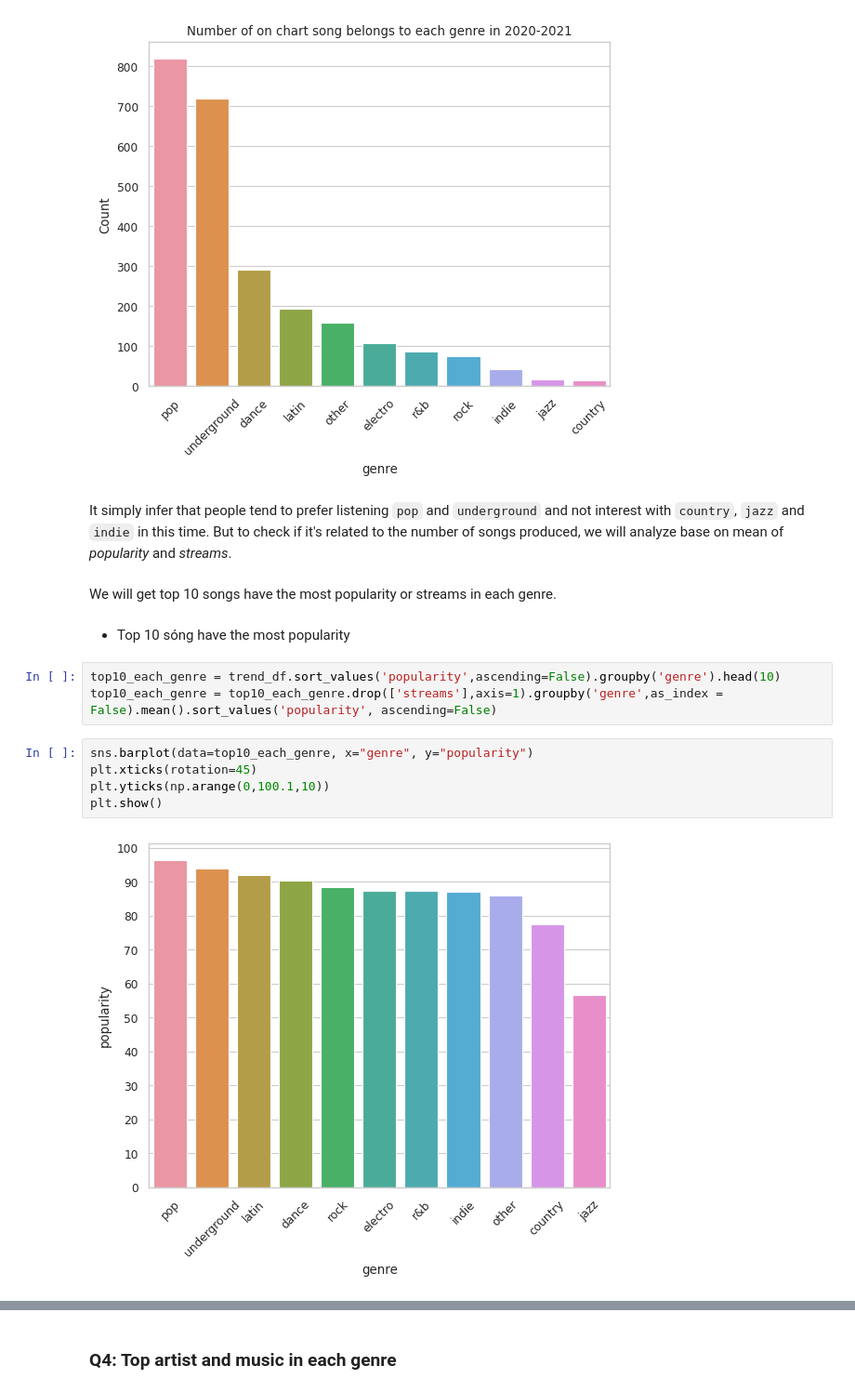
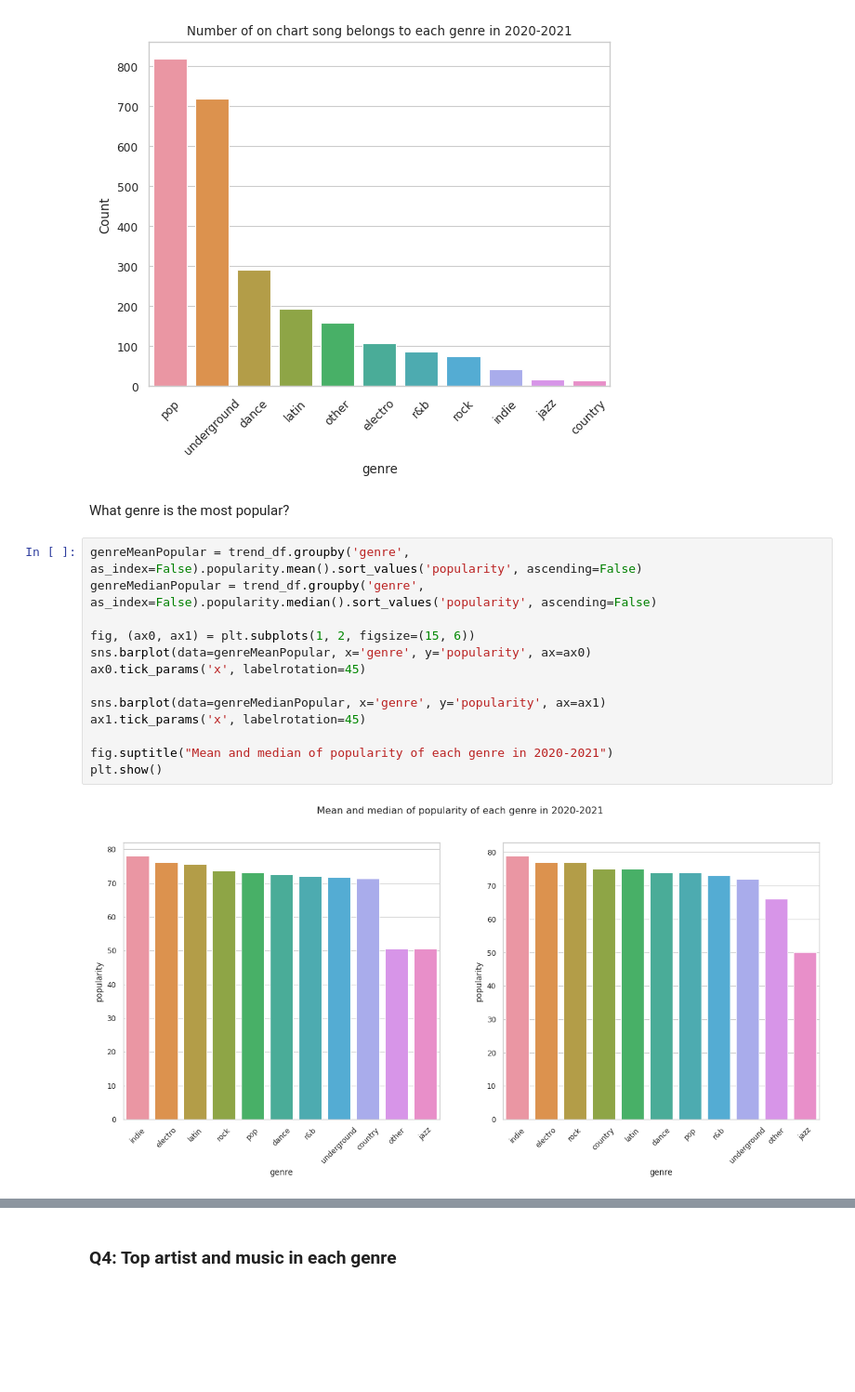
Before and after one commit to TrungTechh/HCMUS_CSC17104-Final-project, a Jupyter notebook: Final_project.ipynb, the cells around one changed output, grey strips where cells are left out. Shown at 93% size. Saved outputs shown, nothing was run; the diff lists cells and outputs as text; blank space fills up the shorter version.

```diff
--- a/Final_project.ipynb
+++ b/Final_project.ipynb
@@ -525,18 +531,19 @@ plt.show()
 # %% [output]
 [figure]
 # %% [markdown]
-It simply infer that people tend to prefer listening `pop` and `underground` and not interest with `country`, `jazz` and `indie`  in this time. But to check if it's related to the number of songs produced, we will analyze base on mean of *popularity* and *streams*.
+What genre is the most popular?
-# %% [markdown]
-We will get top 10 songs have the most popularity or streams in each genre.
-# %% [markdown]
-- Top 10 sóng have the most popularity
-# %%
-top10_each_genre = trend_df.sort_values('popularity',ascending=False).groupby('genre').head(10)
-top10_each_genre = top10_each_genre.drop(['streams'],axis=1).groupby('genre',as_index = False).mean().sort_values('popularity', ascending=False)
 # %%
-sns.barplot(data=top10_each_genre, x="genre", y="popularity")
-plt.xticks(rotation=45)
-plt.yticks(np.arange(0,100.1,10))
+genreMeanPopular = trend_df.groupby('genre', as_index=False).popularity.mean().sort_values('popularity', ascending=False)
+genreMedianPopular = trend_df.groupby('genre', as_index=False).popularity.median().sort_values('popularity', ascending=False)
+
+fig, (ax0, ax1) = plt.subplots(1, 2, figsize=(15, 6))
+sns.barplot(data=genreMeanPopular, x='genre', y='popularity', ax=ax0)
+ax0.tick_params('x', labelrotation=45)
+
+sns.barplot(data=genreMedianPopular, x='genre', y='popularity', ax=ax1)
+ax1.tick_params('x', labelrotation=45)
+
+fig.suptitle("Mean and median of popularity of each genre in 2020-2021")
 plt.show()
 # %% [output]
-[figure, old version]
+[figure, new version]
```
Also changed, not shown: parts of 27 cells of this notebook.
